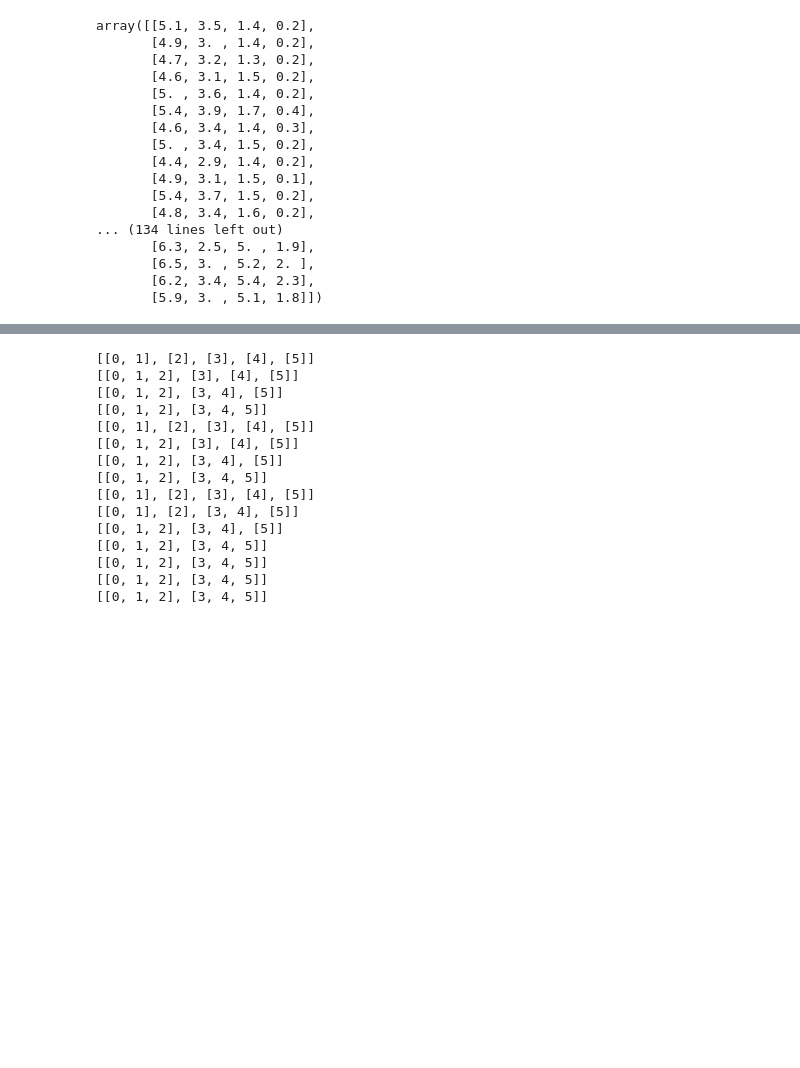
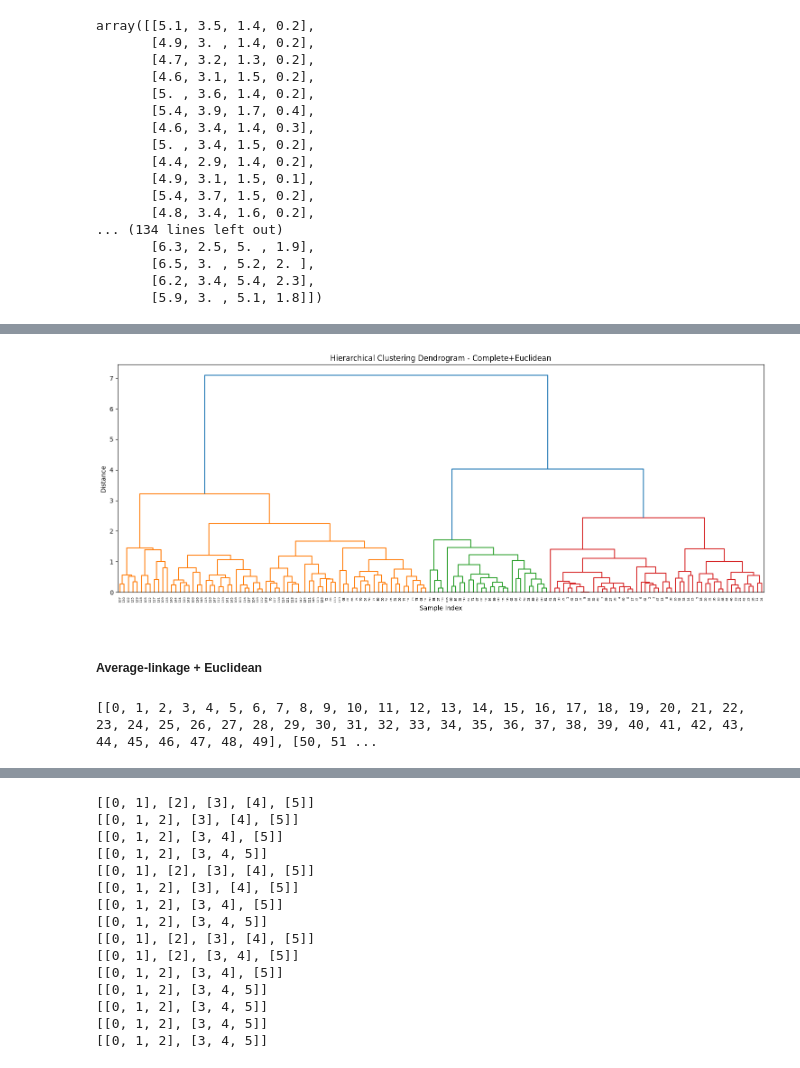
Before and after one commit to deidei1210/Data-Analysis-and-Data-Mining-2024-Spring, a Jupyter notebook: hw3-Cluster/2051498-储岱泽.ipynb, the cells around one changed output, grey strips where cells are left out. Drawn from its saved outputs; the diff is of its cells as text; code cells hidden in the pictures; blank space fills up the shorter version.

```diff
--- a/hw3-Cluster/2051498-储岱泽.ipynb
+++ b/hw3-Cluster/2051498-储岱泽.ipynb
@@ -403,0 +349,21 @@ plt.show()
+# %%
+colors = ['r', 'g', 'b', 'c', 'm', 'y', 'k']
+axs = plt.subplots(figsize=(15, 6))
+# 绘制树状图
+dendrogram(model_complete_euclidean.link, ax=axs[1],color_threshold=model_complete_euclidean.link[-(model_complete_euclidean.n_clusters - 1), 2])
+axs[1].set_xlabel('Sample Index')
+axs[1].set_ylabel('Distance')
+axs[1].set_title('Hierarchical Clustering Dendrogram - Complete+Euclidean')
+
+plt.tight_layout()
+plt.show()
+# %% [output]
+[figure, added]
+# %% [markdown]
+##### Average-linkage + Euclidean
+# %%
+model_average_euclidean = HierarchicalClustering(n_clusters=3, linkage='average')
+cluster_average_euclidean = model_average_euclidean.fit(X_array)
+print(cluster_average_euclidean)
+# %% [output]
+[[0, 1, 2, 3, 4, 5, 6, 7, 8, 9, 10, 11, 12, 13, 14, 15, 16, 17, 18, 19, 20, 21, 22, 23, 24, 25, 26, 27, 28, 29, 30, 31, 32, 33, 34, 35, 36, 37, 38, 39, 40, 41, 42, 43, 44, 45, 46, 47, 48, 49], [50, 51 ...
```
Also changed, not shown: parts of 58 cells of this notebook.
